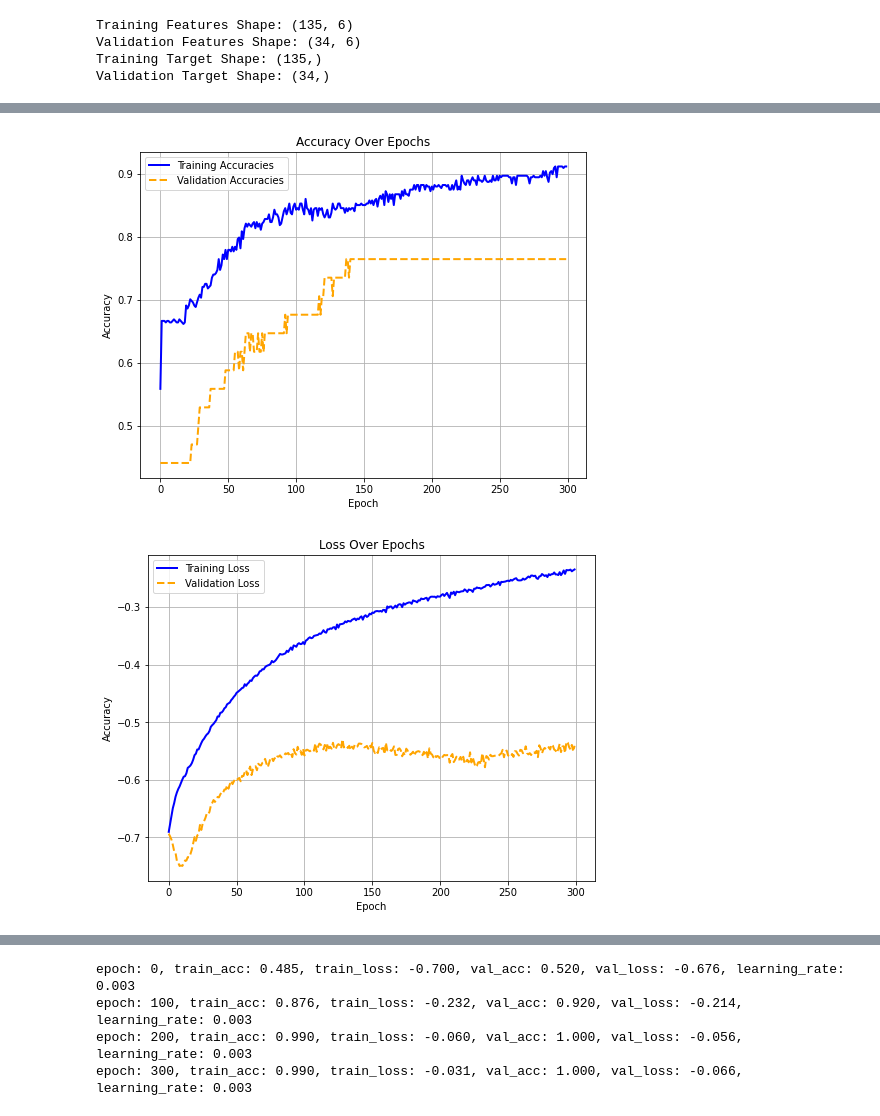
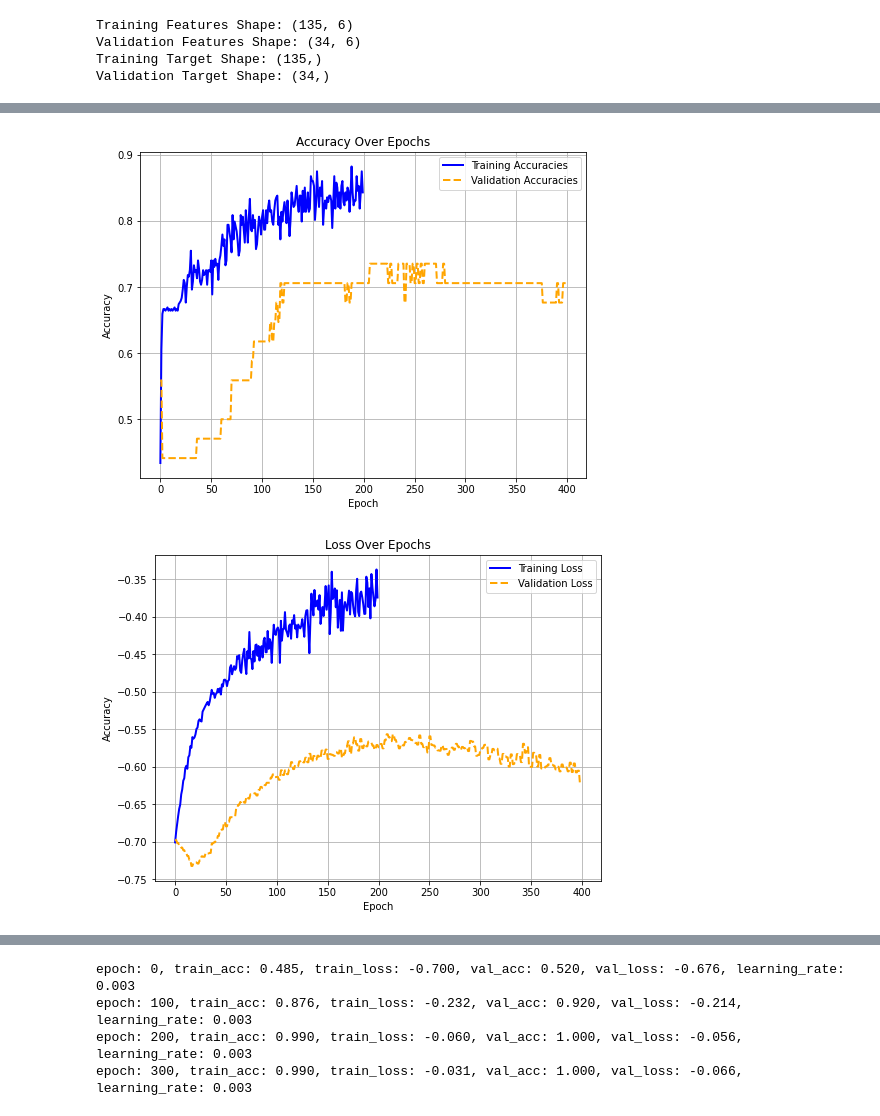
Before and after one commit to Mostafa772/ML_project, a Jupyter notebook: baseline.ipynb, the cells around one changed output, grey strips where cells are left out. Saved outputs shown, nothing was run; the diff lists cells and outputs as text; code cells hidden in the pictures.

```diff
--- a/baseline.ipynb
+++ b/baseline.ipynb
@@ -293,9 +318,8 @@ best_performance = -np.inf  # Assuming we are maximizing validation accuracy
 for params in product(*hyperparameter_grid.values()):
     # Unpack the hyperparameters
     learning_rate, l1, l2, dropout_rate, batch_size, n_epochs, activation = params
-
     # Train and evaluate the model
-    val_accuracy = train_and_evaluate(learning_rate, l1, l2, dropout_rate, batch_size, n_epochs, activation=activation)
+    val_accuracy = train_and_evaluate(learning_rate, l1, l2, dropout_rate, batch_size, n_epochs, activation)
 
     # Update the best hyperparameters if the current model is better
     if val_accuracy > best_performance:
@@ -326,3 +357,13 @@ learning_rate, l1, l2, dropout_rate, batch_size, n_epochs, activation
+# %%
+model = NN(
+    l1=l1,
+    l2=l2,
+    input_size=6,
+    hidden_sizes=[10],
+    output_size=2,
+    hidden_activations=[activation],
+    dropout_rates=[dropout_rate]
+)
 # %%
-n_epochs = 300
+n_epochs = n_epochs
 # %%
@@ -344,6 +385,8 @@ val_accuracies = []
 #     min_delta_accuracy=0.0001,
 #     restore_best_weights=True
 # )
+loss_activation = Activation_Softmax_Loss_CategoricalCrossentropy()
+optimizer = Optimizer_Adam(learning_rate=learning_rate)
 
 # Training loop
 for epoch in range(n_epochs):
@@ -352,47 +395,54 @@ for epoch in range(n_epochs):
 
     # Mini-batch training
     for X_batch, y_batch in create_batches(X_train, y_train, batch_size):
-        # Forward pass
-        dense1.forward(X_batch)
-        activation4.forward(dense1.output)
-        dense2.forward(activation4.output)
-        loss = loss_activation.forward(dense2.output, y_batch)
+    # Forward pass through model
+        model.forward(X_batch, training=True)
 
-        # Calculate accuracy for this batch
+        # Calculate loss through separate loss activation
+        loss = loss_activation.forward(model.output, y_batch)
+        # print(y_batch.shape)
+        # Calculate accuracy
         predictions = np.argmax(loss_activation.output, axis=1)
-        if len(y_batch.shape) == 2:
-            y_true = np.argmax(y_batch, axis=1)
-        else:
-            y_true = y_batch
-        accuracy = np.mean(predictions == y_true)
+        accuracy = np.mean(predictions == y_batch)
 
         # Backward pass
         loss_activation.backward(loss_activation.output, y_batch)
-        dense2.backward(loss_activation.dinputs)
-        activation4.backward(dense2.dinputs)
-        dense1.backward(activation4.dinputs)
+        dvalues = loss_activation.dinputs
 
-        # Update weights and biases
+        # Propagate gradients through model layers in reverse
+        for layer in reversed(model.layers):
+            layer.backward(dvalues)
+            dvalues = layer.dinputs
+
+            # # Apply L1/L2 regularization to dense layers
+            # if isinstance(layer, Layer_Dense):
+            #     if layer.l1 > 0:
+            #         layer.dweights += layer.l1 * np.sign(layer.weights)
+            #     if layer.l2 > 0:
+            #         layer.dweights += 2 * layer.l2 * layer.weights
+
+        # Update parameters
         optimizer.pre_update_params()
-        optimizer.update_params(dense1)
-        optimizer.update_params(dense2)
+        for layer in model.layers:
+            if isinstance(layer, Layer_Dense):
+                optimizer.update_params(layer)
         optimizer.post_update_params()
 
         batch_losses.append(loss)
         batch_accuracies.append(accuracy)
 
-    # Calculate epoch-level training metrics
     epoch_loss = np.mean(batch_losses)
     epoch_accuracy = np.mean(batch_accuracies)
     train_losses.append(epoch_loss)
     train_accuracies.append(epoch_accuracy)
 
-    # Validation pass (entire validation dataset)
-    dense1.forward(X_val)
-    activation4.forward(dense1.output)
-    dense2.forward(activation4.output)
-    val_loss = loss_activation.forward(dense2.output, y_val)
-
+    # Validation pass
+    model.forward(X_val, training=False)
+    val_loss = loss_activation.forward(model.output, y_val)
+    val_predictions = np.argmax(loss_activation.output, axis=1)
+    val_accuracy = np.mean(val_predictions == y_val)
+    val_losses.append(val_loss)
+    val_accuracies.append(val_accuracy)
     # Calculate validation accuracy
     val_predictions = np.argmax(loss_activation.output, axis=1)
     if len(y_val.shape) == 2:
@@ -431,3 +480,3 @@ epoch: 200, train_acc: 0.880, train_loss: -0.282, val_acc: 0.765, val_loss: -0.5
-[figure, old version]
+[figure, new version]
-[figure, old version]
+[figure, new version]
 # %%
```
Also changed, not shown: parts of 9 cells of this notebook.
